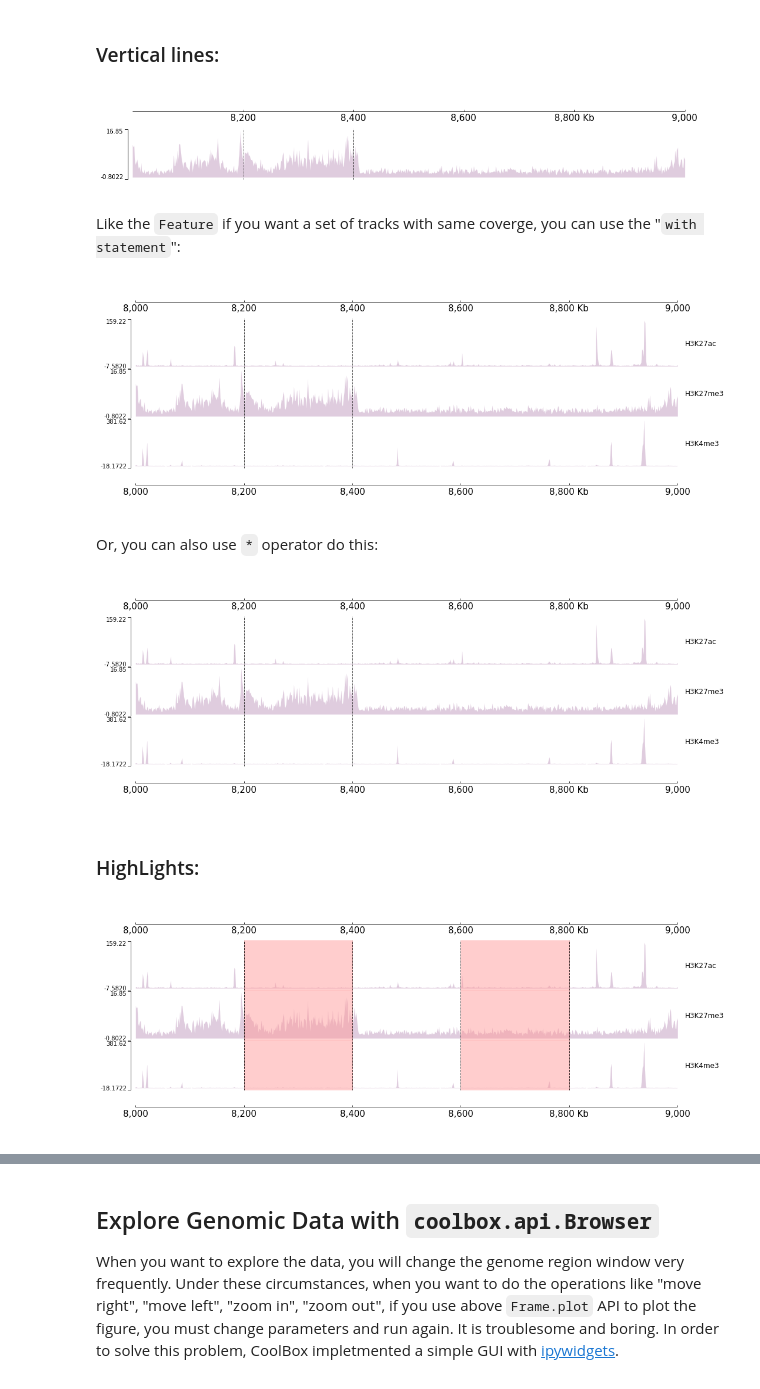
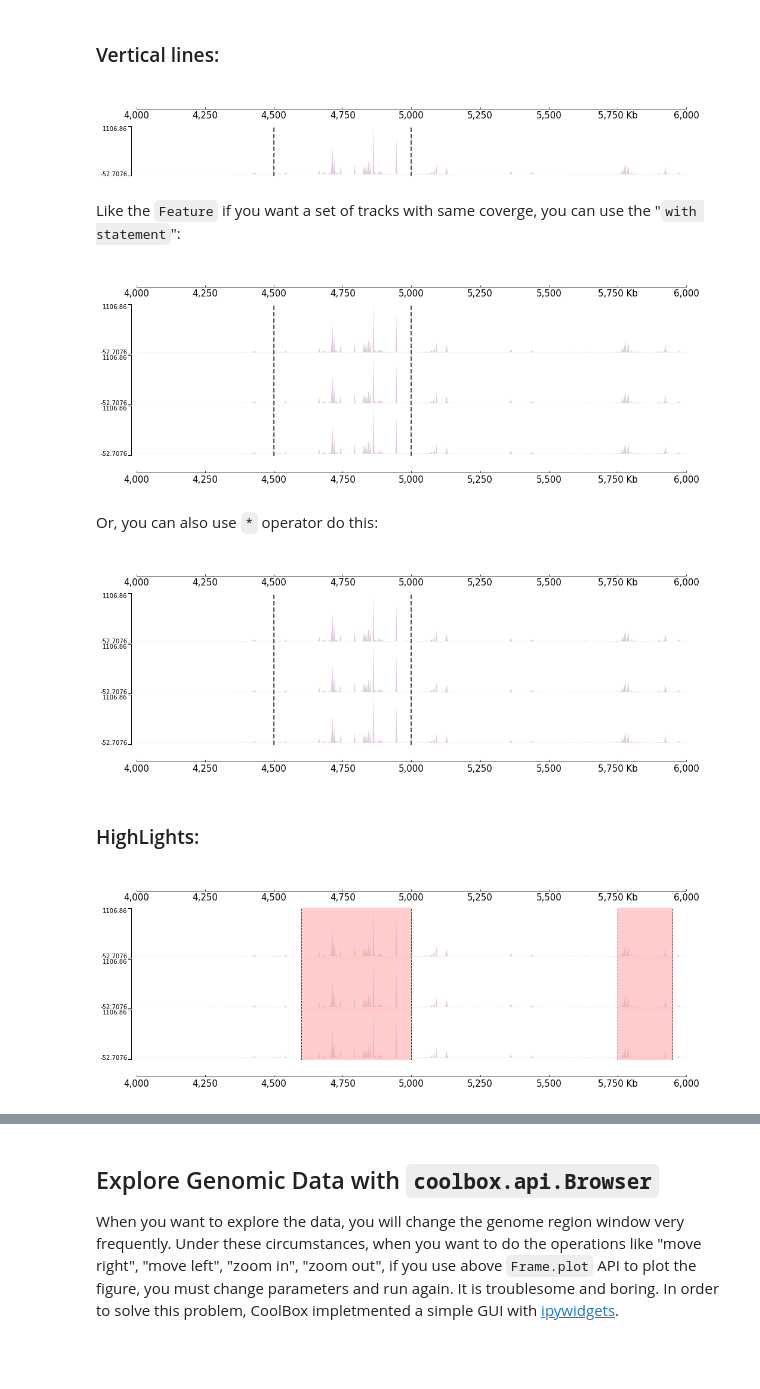
Before and after one commit to GangCaoLab/CoolBox, a Jupyter notebook: demo/coolbox_step_by_step.ipynb, the cells around one changed output, grey strips where cells are left out. Cells and saved outputs as stored; diff of their text form; code cells hidden in the pictures; blank space fills up the shorter version.

```diff
--- a/demo/coolbox_step_by_step.ipynb
+++ b/demo/coolbox_step_by_step.ipynb
@@ -72,3 +39,8 @@ drwxrwxr-x 2 nanguage nanguage 4.0K 10月 27 14:50 preprocessed
+# %%
+# Here we define const values for reference files easily later
+DATA_DIR = "../tests/test_data"
+TEST_RANGE = "chr9:4000000-6000000"
+RANGE_MARK = "chr9_4000000_6000000"
 # %% [markdown]
 ## Track is the basic element
 
@@ -438,6 +261,9 @@ frame = XAxis() + BigWig("data/K562_H3K27me3.bigWig") + Vlines(locus)
+# %%
+locus = [("chr9", 4500000), ("chr9", 5000000)]
+frame = XAxis() + BigWig(f"{DATA_DIR}/bigwig_{RANGE_MARK}.bw") + Vlines(locus, line_width=2)
 # %%
-frame.plot("chr1", 8_000_000, 9_000_000)
+frame.plot(TEST_RANGE)
 # %% [output]
-[figure, old version]
+[figure, new version]
 # %% [markdown]
 Like the `Feature` if you want a set of tracks with same coverge, you can use the "`with statement`":
@@ -450,6 +276,6 @@ frame = XAxis() + frame + XAxis()
 # %%
-frame.plot("chr1", 8_000_000, 9_000_000)
+frame.plot(TEST_RANGE)
 # %% [output]
-[figure, old version]
+[figure, new version]
 # %% [markdown]
 Or, you can also use `*` operator do this:
@@ -462,6 +288,6 @@ frame = XAxis() + frame + XAxis()
 # %%
-frame.plot("chr1", 8_000_000, 9_000_000)
+frame.plot(TEST_RANGE)
 # %% [output]
-[figure, old version]
+[figure, new version]
 # %% [markdown]
 ### HighLights:
@@ -479,4 +305,4 @@ frame = XAxis() + frame + XAxis()
 # %%
-frame.plot("chr1", 8_000_000, 9_000_000)
+frame.plot(TEST_RANGE)
 # %% [output]
-[figure, old version]
+[figure, new version]
```
Also changed, not shown: parts of 79 cells of this notebook, 2 other files.
